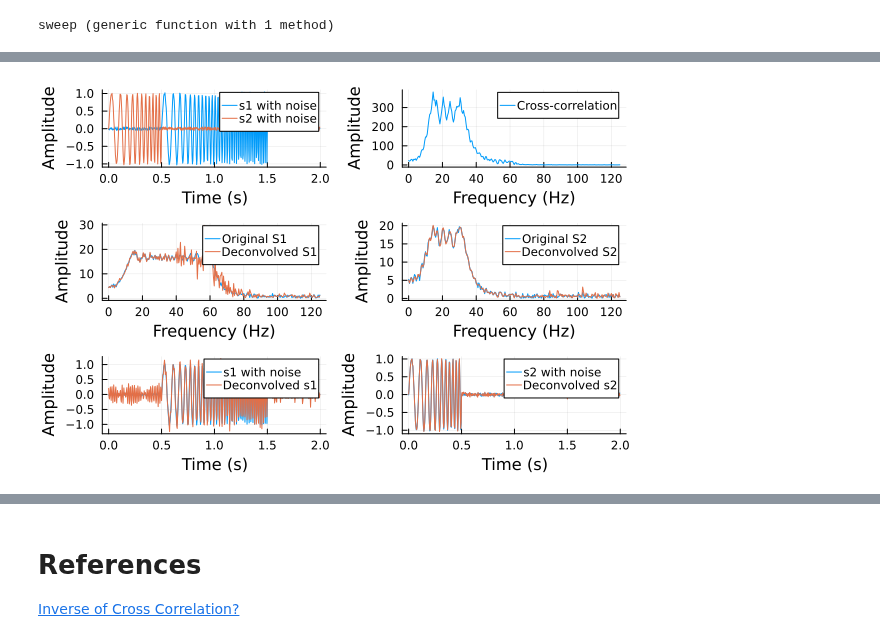
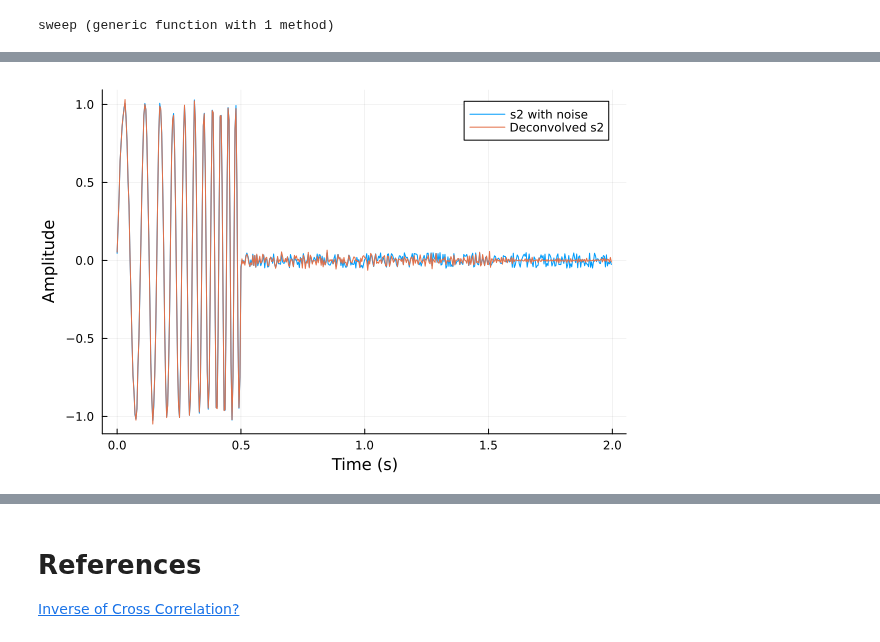
Before and after one commit to setrar/DigiCom, a Jupyter notebook: Labs/TP1/xcorr.jl.ipynb, the cells around one changed output, grey strips where cells are left out. Saved outputs shown, nothing was run; the diff lists cells and outputs as text; code cells hidden in the pictures.

```diff
--- a/Labs/TP1/xcorr.jl.ipynb
+++ b/Labs/TP1/xcorr.jl.ipynb
@@ -18,5 +16,7 @@ xc = [xcorr(s1,s2)[n:end] for (s1,s2) in zip(s1,s2)]   # xcorr's length = 2*n -
+# %%
+xₛₛ = [xcorr(s1,s2)[n:end] for (s1,s2) in zip(s1,s2)];   # xcorr's length = 2*n - 1, cut to length n
 # %%
 f = LinRange(-0.5/Δt, 0.5/Δt, n+1)[n÷2+1:end]
-S1 = fft.(s1);   S1a = [fftshift(abs.(S1))[n÷2:end] for S1 in S1]
-S2 = fft.(s2);   S2a = [fftshift(abs.(S2))[n÷2:end] for S2 in S2]
-Xc = fft.(xc);   Xca = [fftshift(abs.(Xc))[n÷2:end] for Xc in Xc]
+𝑆₁ = fft.(s1);   𝑆₁a = [fftshift(abs.(𝑆₁))[n÷2:end] for 𝑆₁ in 𝑆₁];
+𝑆₂ = fft.(s2);   𝑆₂a = [fftshift(abs.(𝑆₂))[n÷2:end] for 𝑆₂ in 𝑆₂];
+𝑋ᵪ = fft.(xₛₛ);   𝑋ᵪa = [fftshift(abs.(𝑋ᵪ))[n÷2:end] for 𝑋ᵪ in 𝑋ᵪ];
@@ -37,29 +100,5 @@ s1_decon = [real(ifft(S1_decon)) for S1_decon in S1_decon]
 # %%
-using Plots
-
-# Plot signals s1 and s2
-plot1 = plot(t, s1[1], label="s1 with noise", xlabel="Time (s)", ylabel="Amplitude", legend=:topright)
-plot!(t, s2[1], label="s2 with noise")
-
-# Plot the cross-correlation xc
-plot2 = plot(f, Xca[1], label="Cross-correlation", xlabel="Frequency (Hz)", ylabel="Amplitude", legend=:topright)
-
-# Plot the deconvolution results for S1
-plot3 = plot(f, S1a[1], label="Original S1", xlabel="Frequency (Hz)", ylabel="Amplitude", legend=:topright)
-plot!(f, S1a_decon[1], label="Deconvolved S1")
-
-# Plot the deconvolution results for S2
-plot4 = plot(f, S2a[1], label="Original S2", xlabel="Frequency (Hz)", ylabel="Amplitude", legend=:topright)
-plot!(f, S2a_decon[1], label="Deconvolved S2")
-
-# Plot the deconvolution results in the time domain
-plot5 = plot(t, s1[1], label="s1 with noise", xlabel="Time (s)", ylabel="Amplitude", legend=:topright)
-plot!(t, s1_decon[1], label="Deconvolved s1")
-
 plot6 = plot(t, s2[1], label="s2 with noise", xlabel="Time (s)", ylabel="Amplitude", legend=:topright)
-plot!(t, s2_decon[1], label="Deconvolved s2")
-
-# Arrange subplots in a grid
-plot(plot1, plot2, plot3, plot4, plot5, plot6, layout=(3, 2))
+plot!(t, 𝑆₂_decon[1], label="Deconvolved s2")
 # %% [output]
-[figure, old version]
+[figure, new version]
```
Also changed, not shown: parts of 12 cells of this notebook.
